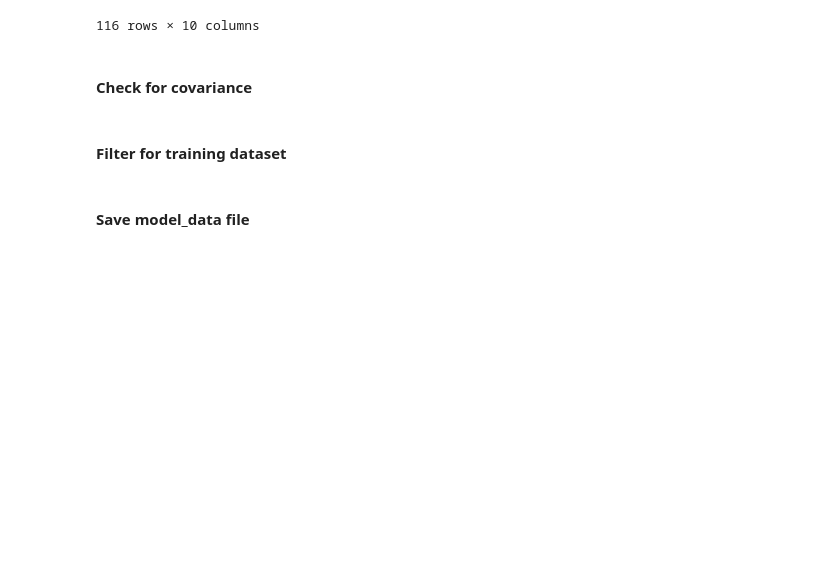
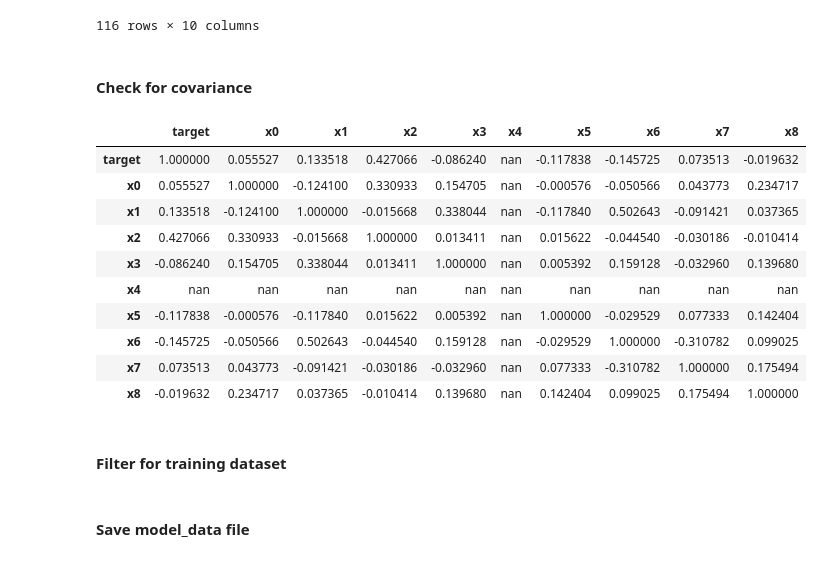
Before and after one commit to 2elle2/rmi-project, a Jupyter notebook: model/03_feature_engineering.ipynb, the cells around one changed output. Saved outputs shown, nothing was run; the diff lists cells and outputs as text; code cells hidden in the pictures; blank space fills up the shorter version.

```diff
--- a/model/03_feature_engineering.ipynb
+++ b/model/03_feature_engineering.ipynb
@@ -519,6 +522,21 @@ model_data
 116 rows × 10 columns
 # %% [markdown]
 #### Check for covariance
+# %%
+corr = model_data.corr()
+corr.style.background_gradient(cmap='coolwarm')
+# %% [output]
+|  | target | x0 | x1 | x2 | x3 | x4 | x5 | x6 | x7 | x8 |
+| target | 1.000000 | 0.055527 | 0.133518 | 0.427066 | -0.086240 | nan | -0.117838 | -0.145725 | 0.073513 | -0.019632 |
+| x0 | 0.055527 | 1.000000 | -0.124100 | 0.330933 | 0.154705 | nan | -0.000576 | -0.050566 | 0.043773 | 0.234717 |
+| x1 | 0.133518 | -0.124100 | 1.000000 | -0.015668 | 0.338044 | nan | -0.117840 | 0.502643 | -0.091421 | 0.037365 |
+| x2 | 0.427066 | 0.330933 | -0.015668 | 1.000000 | 0.013411 | nan | 0.015622 | -0.044540 | -0.030186 | -0.010414 |
+| x3 | -0.086240 | 0.154705 | 0.338044 | 0.013411 | 1.000000 | nan | 0.005392 | 0.159128 | -0.032960 | 0.139680 |
+| x4 | nan | nan | nan | nan | nan | nan | nan | nan | nan | nan |
+| x5 | -0.117838 | -0.000576 | -0.117840 | 0.015622 | 0.005392 | nan | 1.000000 | -0.029529 | 0.077333 | 0.142404 |
+| x6 | -0.145725 | -0.050566 | 0.502643 | -0.044540 | 0.159128 | nan | -0.029529 | 1.000000 | -0.310782 | 0.099025 |
+| x7 | 0.073513 | 0.043773 | -0.091421 | -0.030186 | -0.032960 | nan | 0.077333 | -0.310782 | 1.000000 | 0.175494 |
+| x8 | -0.019632 | 0.234717 | 0.037365 | -0.010414 | 0.139680 | nan | 0.142404 | 0.099025 | 0.175494 | 1.000000 |
 # %% [markdown]
 #### Filter for training dataset
 # %% [markdown]
```
Also changed, not shown: parts of 8 cells of this notebook, 1 other file.
